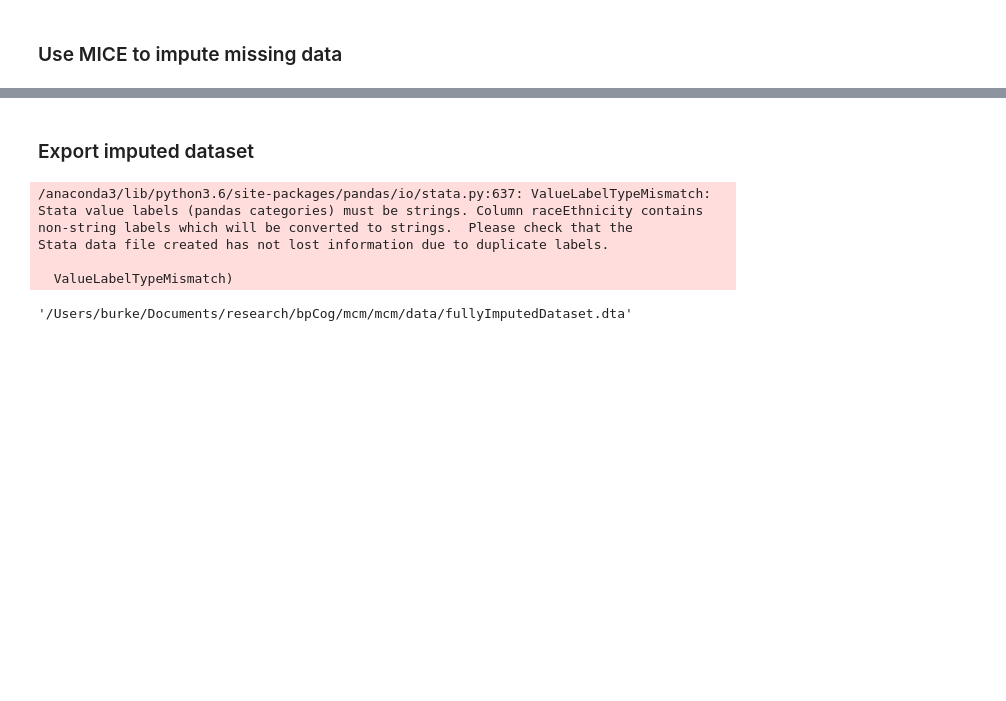
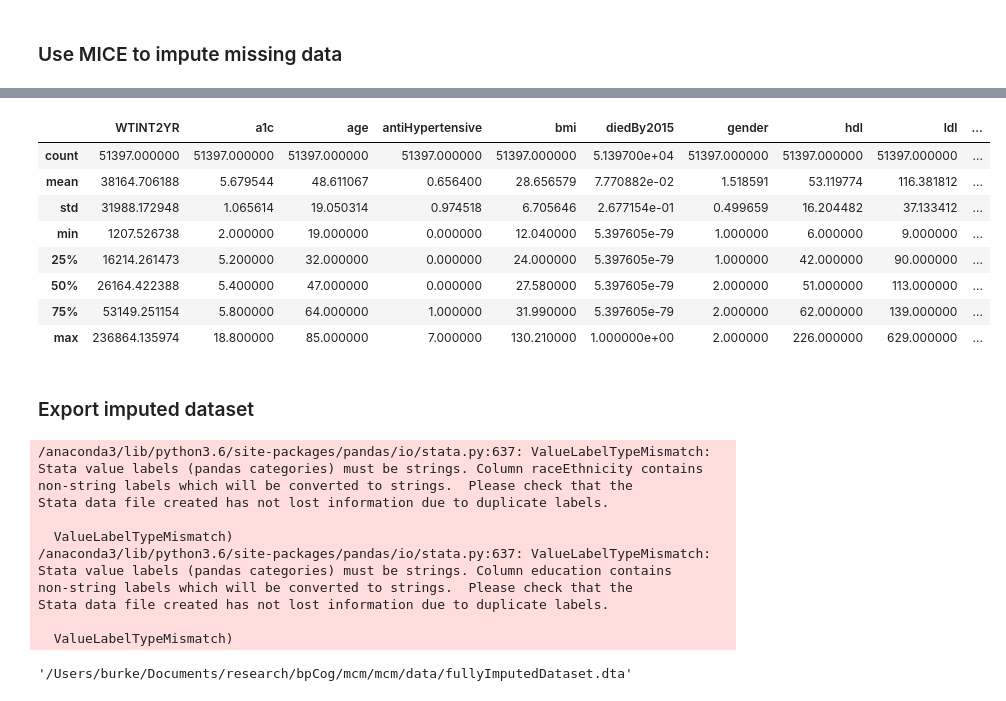
Before and after one commit to jburke5/microsimNHANES, a Jupyter notebook: buildNHANESImputedDataset.ipynb, the cells around one changed output, grey strips where cells are left out. Cells and saved outputs as stored; diff of their text form; code cells hidden in the pictures; blank space fills up the shorter version.

```diff
--- a/buildNHANESImputedDataset.ipynb
+++ b/buildNHANESImputedDataset.ipynb
@@ -228,3 +302,15 @@ See the caveats in the documentation: http://pandas.pydata.org/pandas-docs/stabl
+# %%
+imputedData.data.describe()
+# %% [output]
+|  | WTINT2YR | a1c | age | antiHypertensive | bmi | diedBy2015 | gender | hdl | ldl | ... |
+| count | 51397.000000 | 51397.000000 | 51397.000000 | 51397.000000 | 51397.000000 | 5.139700e+04 | 51397.000000 | 51397.000000 | 51397.000000 | ... |
+| mean | 38164.706188 | 5.679544 | 48.611067 | 0.656400 | 28.656579 | 7.770882e-02 | 1.518591 | 53.119774 | 116.381812 | ... |
+| std | 31988.172948 | 1.065614 | 19.050314 | 0.974518 | 6.705646 | 2.677154e-01 | 0.499659 | 16.204482 | 37.133412 | ... |
+| min | 1207.526738 | 2.000000 | 19.000000 | 0.000000 | 12.040000 | 5.397605e-79 | 1.000000 | 6.000000 | 9.000000 | ... |
+| 25% | 16214.261473 | 5.200000 | 32.000000 | 0.000000 | 24.000000 | 5.397605e-79 | 1.000000 | 42.000000 | 90.000000 | ... |
+| 50% | 26164.422388 | 5.400000 | 47.000000 | 0.000000 | 27.580000 | 5.397605e-79 | 2.000000 | 51.000000 | 113.000000 | ... |
+| 75% | 53149.251154 | 5.800000 | 64.000000 | 1.000000 | 31.990000 | 5.397605e-79 | 2.000000 | 62.000000 | 139.000000 | ... |
+| max | 236864.135974 | 18.800000 | 85.000000 | 7.000000 | 130.210000 | 1.000000e+00 | 2.000000 | 226.000000 | 629.000000 | ... |
 # %% [markdown]
 ### Export imputed dataset
 # %%
@@ -234,6 +320,7 @@ imputedDataset = imputedData.data
 imputedDataset.timeInUS = regressDF.timeInUS.values
 imputedDataset['raceEthnicity'] = over18.raceEthnicity.values
 imputedDataset['smokingStatus'] = over18.smokingStatus.values
+imputedDataset['education'] = over18.education.values
 imputedDataset['selfReportStrokeAge'] = over18.selfReportStrokeAge.values
 imputedDataset['selfReportMIAge'] = over18.selfReportMIAge.values
 imputedDataset.raceEthnicity.astype("int")
@@ -253,4 +340,10 @@ non-string labels which will be converted to strings.  Please check that the
 Stata data file created has not lost information due to duplicate labels.
 
   ValueLabelTypeMismatch)
+/anaconda3/lib/python3.6/site-packages/pandas/io/stata.py:637: ValueLabelTypeMismatch:
+Stata value labels (pandas categories) must be strings. Column education contains
+non-string labels which will be converted to strings.  Please check that the
+Stata data file created has not lost information due to duplicate labels.
+
+  ValueLabelTypeMismatch)
 '/Users/burke/Documents/research/bpCog/mcm/mcm/data/fullyImputedDataset.dta'
```
Also changed, not shown: parts of 9 cells of this notebook, 2 other files.
